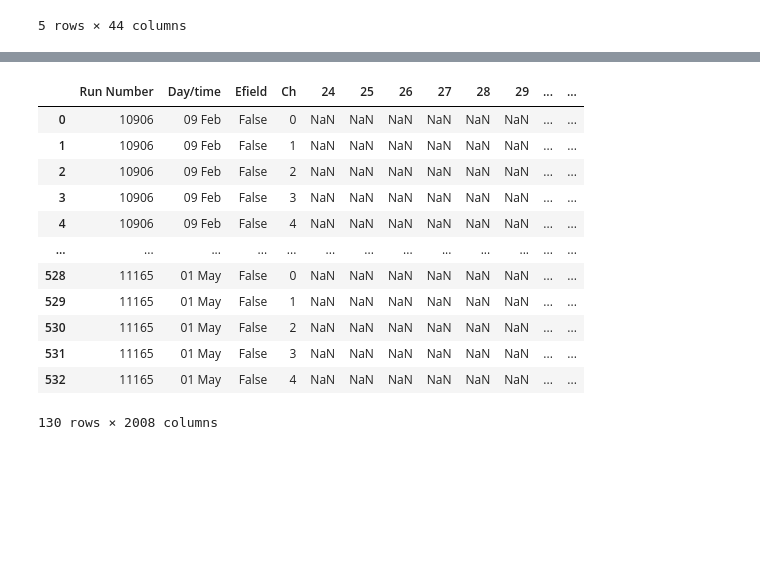
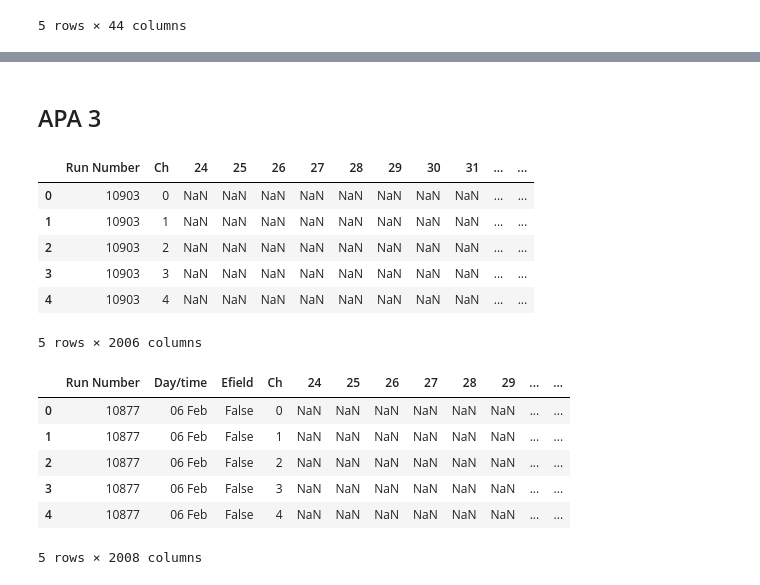
Before and after one commit to stbordoni/Arapuca, a Jupyter notebook: doIntegralPlots.ipynb, the cells around one changed output, grey strips where cells are left out. Drawn from its saved outputs; the diff is of its cells as text; code cells hidden in the pictures; blank space fills up the shorter version.

```diff
--- a/doIntegralPlots.ipynb
+++ b/doIntegralPlots.ipynb
@@ -402,20 +465,31 @@ fig.show()
+# %% [markdown]
+## APA 3
+# %%
+#read APA 3 files
+
+base_path_wfapa3 = '/Users/bordoni/protoDUNE/XeDoping/Arapuca/fnal_results/infiles08052020_mod304/wf'
+file_path_wfapa3 = os.path.join(base_path_wfapa3,'CalibWaveforms_run*.csv')
+
+file_name_list_wfapa3 =  glob.glob(file_path_wfapa3)
+df_wfapa3 = readfile_list(file_name_list_wfapa3)
+df_wfapa3.rename(columns={'Run number': 'Run Number'}, inplace=True)
+df_wfapa3.head()
+# %% [output]
+|  | Run Number | Ch | 24 | 25 | 26 | 27 | 28 | 29 | 30 | 31 | ... | ... |
+| 0 | 10903 | 0 | NaN | NaN | NaN | NaN | NaN | NaN | NaN | NaN | ... | ... |
+| 1 | 10903 | 1 | NaN | NaN | NaN | NaN | NaN | NaN | NaN | NaN | ... | ... |
+| 2 | 10903 | 2 | NaN | NaN | NaN | NaN | NaN | NaN | NaN | NaN | ... | ... |
+| 3 | 10903 | 3 | NaN | NaN | NaN | NaN | NaN | NaN | NaN | NaN | ... | ... |
+| 4 | 10903 | 4 | NaN | NaN | NaN | NaN | NaN | NaN | NaN | NaN | ... | ... |
+5 rows × 2006 columns
 # %%
-df_test = pd.merge(df_Xerunlist_info, df_wfapa6, how = 'inner', on=['Run Number'])
-df_test = df_test.groupby([])
-#df_test.head()
-
-df_test.head()
+df_goodwf_apa3 = pd.merge(df_Xerunlist_info, df_wfapa3, how = 'inner', on=['Run Number'])
+df_goodwf_apa3.head()
 # %% [output]
 |  | Run Number | Day/time | Efield | Ch | 24 | 25 | 26 | 27 | 28 | 29 | ... | ... |
-| 0 | 10906 | 09 Feb | False | 0 | NaN | NaN | NaN | NaN | NaN | NaN | ... | ... |
-| 1 | 10906 | 09 Feb | False | 1 | NaN | NaN | NaN | NaN | NaN | NaN | ... | ... |
-| 2 | 10906 | 09 Feb | False | 2 | NaN | NaN | NaN | NaN | NaN | NaN | ... | ... |
-| 3 | 10906 | 09 Feb | False | 3 | NaN | NaN | NaN | NaN | NaN | NaN | ... | ... |
-| 4 | 10906 | 09 Feb | False | 4 | NaN | NaN | NaN | NaN | NaN | NaN | ... | ... |
-| ... | ... | ... | ... | ... | ... | ... | ... | ... | ... | ... | ... | ... |
-| 528 | 11165 | 01 May | False | 0 | NaN | NaN | NaN | NaN | NaN | NaN | ... | ... |
-| 529 | 11165 | 01 May | False | 1 | NaN | NaN | NaN | NaN | NaN | NaN | ... | ... |
-| 530 | 11165 | 01 May | False | 2 | NaN | NaN | NaN | NaN | NaN | NaN | ... | ... |
-| 531 | 11165 | 01 May | False | 3 | NaN | NaN | NaN | NaN | NaN | NaN | ... | ... |
-| 532 | 11165 | 01 May | False | 4 | NaN | NaN | NaN | NaN | NaN | NaN | ... | ... |
+| 0 | 10877 | 06 Feb | False | 0 | NaN | NaN | NaN | NaN | NaN | NaN | ... | ... |
+| 1 | 10877 | 06 Feb | False | 1 | NaN | NaN | NaN | NaN | NaN | NaN | ... | ... |
+| 2 | 10877 | 06 Feb | False | 2 | NaN | NaN | NaN | NaN | NaN | NaN | ... | ... |
+| 3 | 10877 | 06 Feb | False | 3 | NaN | NaN | NaN | NaN | NaN | NaN | ... | ... |
+| 4 | 10877 | 06 Feb | False | 4 | NaN | NaN | NaN | NaN | NaN | NaN | ... | ... |
-130 rows × 2008 columns
+5 rows × 2008 columns
```
Also changed, not shown: parts of 23 cells of this notebook, 2 other files.
